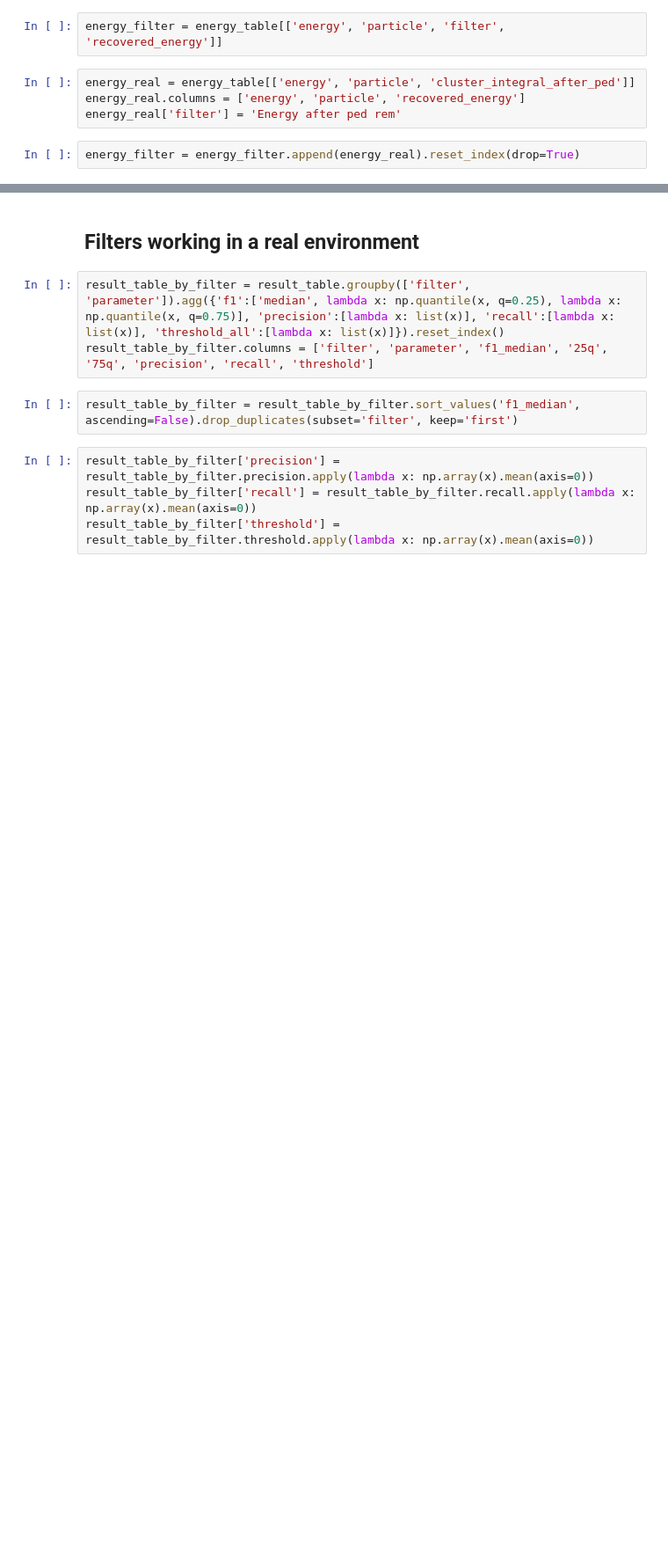
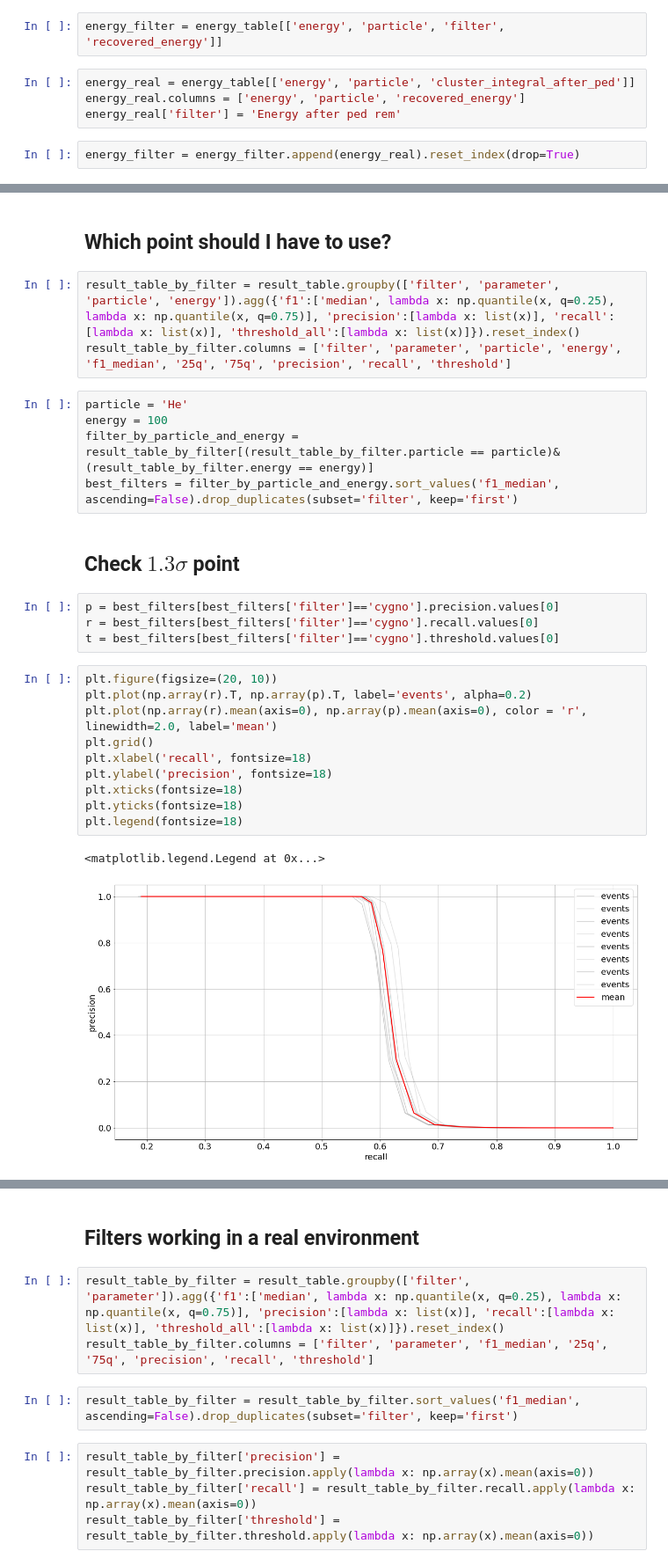
Before and after one commit to Gui1402/filtering_cygnus, a Jupyter notebook: notebooks/bug_energy.ipynb, the cells around one changed output, grey strips where cells are left out. Shown at 88% size. Cells and saved outputs as stored; diff of their text form; blank space fills up the shorter version.

Commit message:
Adjust filter results to test clustering algorithm

```diff
--- a/notebooks/bug_energy.ipynb
+++ b/notebooks/bug_energy.ipynb
@@ -205,0 +206,29 @@ axes.legend(fontsize=18)
+# %% [markdown]
+## Which point should I have to use?
+# %%
+result_table_by_filter = result_table.groupby(['filter', 'parameter', 'particle', 'energy']).agg({'f1':['median', lambda x: np.quantile(x, q=0.25), lambda x: np.quantile(x, q=0.75)], 'precision':[lambda x: list(x)], 'recall':[lambda x: list(x)], 'threshold_all':[lambda x: list(x)]}).reset_index()
+result_table_by_filter.columns = ['filter', 'parameter', 'particle', 'energy', 'f1_median', '25q', '75q', 'precision', 'recall', 'threshold']
+# %%
+particle = 'He'
+energy = 100
+filter_by_particle_and_energy = result_table_by_filter[(result_table_by_filter.particle == particle)&(result_table_by_filter.energy == energy)]
+best_filters = filter_by_particle_and_energy.sort_values('f1_median', ascending=False).drop_duplicates(subset='filter', keep='first')
+# %% [markdown]
+## Check $1.3 \sigma$ point
+# %%
+p = best_filters[best_filters['filter']=='cygno'].precision.values[0]
+r = best_filters[best_filters['filter']=='cygno'].recall.values[0]
+t = best_filters[best_filters['filter']=='cygno'].threshold.values[0]
+# %%
+plt.figure(figsize=(20, 10))
+plt.plot(np.array(r).T, np.array(p).T, label='events', alpha=0.2)
+plt.plot(np.array(r).mean(axis=0), np.array(p).mean(axis=0), color = 'r', linewidth=2.0, label='mean')
+plt.grid()
+plt.xlabel('recall', fontsize=18)
+plt.ylabel('precision', fontsize=18)
+plt.xticks(fontsize=18)
+plt.yticks(fontsize=18)
+plt.legend(fontsize=18)
+# %% [output]
+<matplotlib.legend.Legend at 0x...>
+[figure, added]
```
Also changed, not shown: parts of 29 cells of this notebook, 3 other files.
